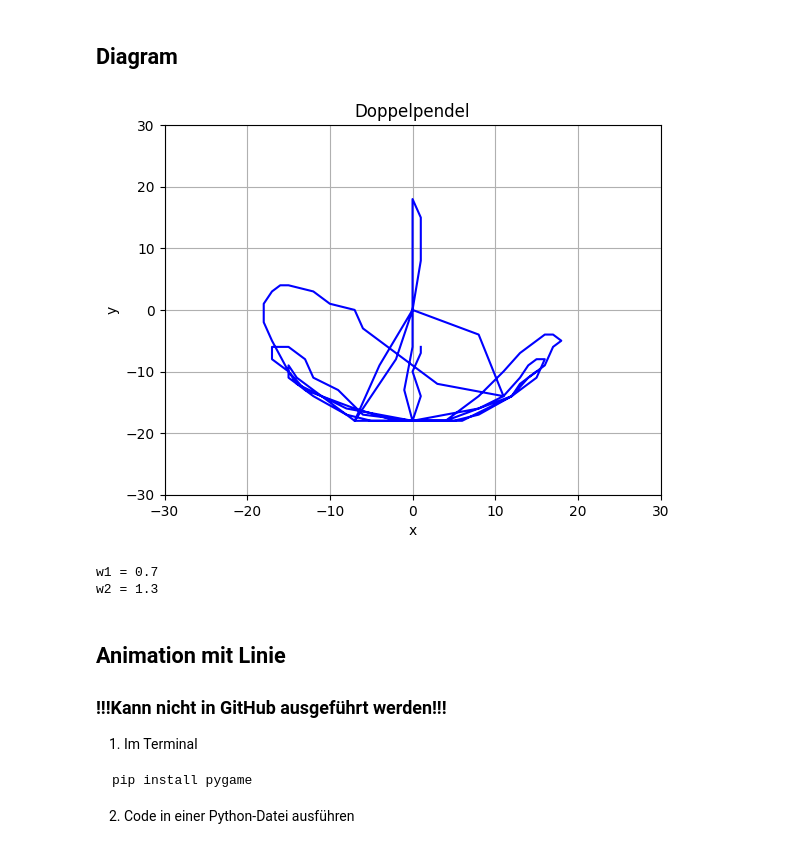
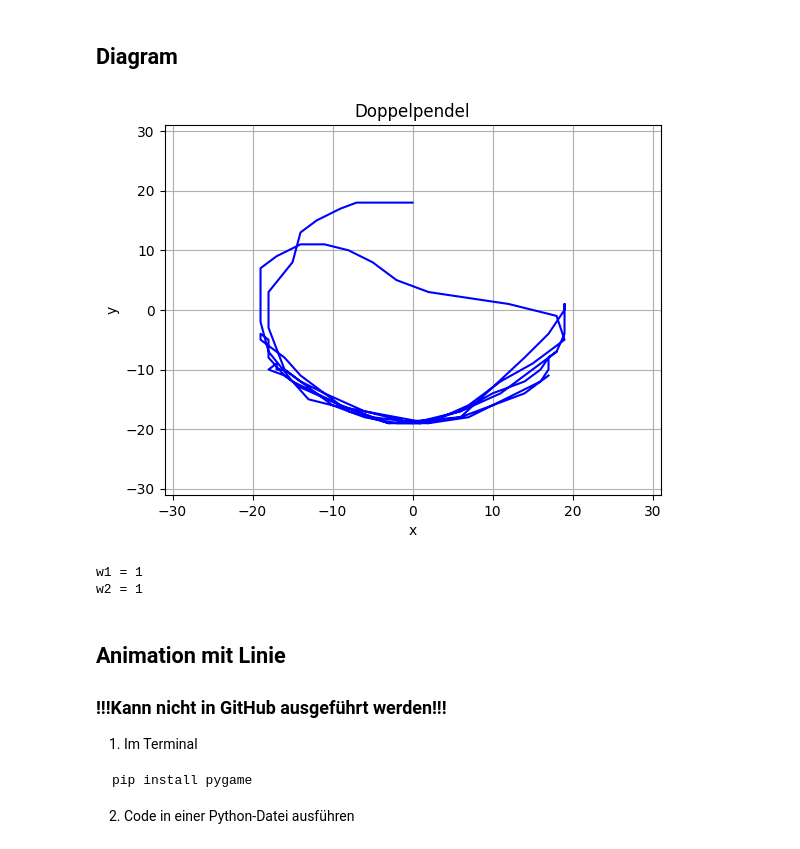
Before and after one commit to TheodorMueller/TG12-3, a Jupyter notebook: Seminarkurs/Projekt_Chaospendel/Code_Doppel Pendel.ipynb, the cells around one changed output. Drawn from its saved outputs; the diff is of its cells as text; code cells hidden in the pictures.

```diff
--- a/Seminarkurs/Projekt_Chaospendel/Code_Doppel Pendel.ipynb
+++ b/Seminarkurs/Projekt_Chaospendel/Code_Doppel Pendel.ipynb
@@ -26,12 +26,12 @@ def endPosBerechnen(pos, w, L):
 
 #---Variablen--------------------------------------------------------------------------------------
 g = 1                                                 #Gravitation
-w1 = 0.7                                             #Winkel in radian
-w2 = 1.3
-L1 = 10                                               #Länge
-L2 = 10
+w1 = 1                                             #Winkel in radian
+w2 = 1
+L1 = 9                                               #Länge
+L2 = 12
 m1 = 3                                                #Masse
-m2 = 5
+m2 = 4
 
 lim = (-(L1+L2+10), L1+L2+10)
 
@@ -65,36 +65,36 @@ for i in range(0,100):
     #Winkel ändern vom 1. Pendel
     w1_1 += w1_2                                            #Die Beschleunigung(w1_2) verändert die Geschwindigkeit(w1_1)
     w1 += w1_1                                              #Die Geschwindigkeit(w1_1) verändert den Winkel(w1)
 
     #Winkel ändern vom 2. Pendel
     w2_1 += w2_2                                            #Die Beschleunigung(w2_2) verändert die Geschwindigkeit(w2_1)
     w2 += w2_1                                              #Die Geschwindigkeit(w2_1) verändert den Winkel(w2)
 
 
     #Neue Endposition berechnen
     ePos1 = endPosBerechnen(aPos1, w1, L1)                  #Neue Endposition 1.Pendel berechnen
     aPos2 = ePos1                                           #Neue Anfangsposition 2.Pendel == Neue Endposition 1.Pendel (da sie da verbunden sind)
     ePos2 = endPosBerechnen(aPos2, w2, L2)                  #Neue Endposition 2.Pendel berechnen
 
     x, y = ePos2
     xges.append(x)
     yges.append(y)
 
 #---Diagramm anzeigen---------------------------------------------------------------------------------------
 plt.plot(xges,yges, color='blue')
 plt.grid()
 plt.xlabel("x")
 plt.ylabel("y")
 plt.xlim(lim)
 plt.ylim(lim)
 plt.title("Doppelpendel")
 plt.show()
 print(f"w1 = {w1s}")
 print(f"w2 = {w2s}")
 # %% [output]
-[figure, old version]
+[figure, new version]
-w1 = 0.7
-w2 = 1.3
+w1 = 1
+w2 = 1
 # %% [markdown]
 ## Animation mit Linie
 ### **!!!Kann nicht in GitHub ausgeführt werden!!!**
```
